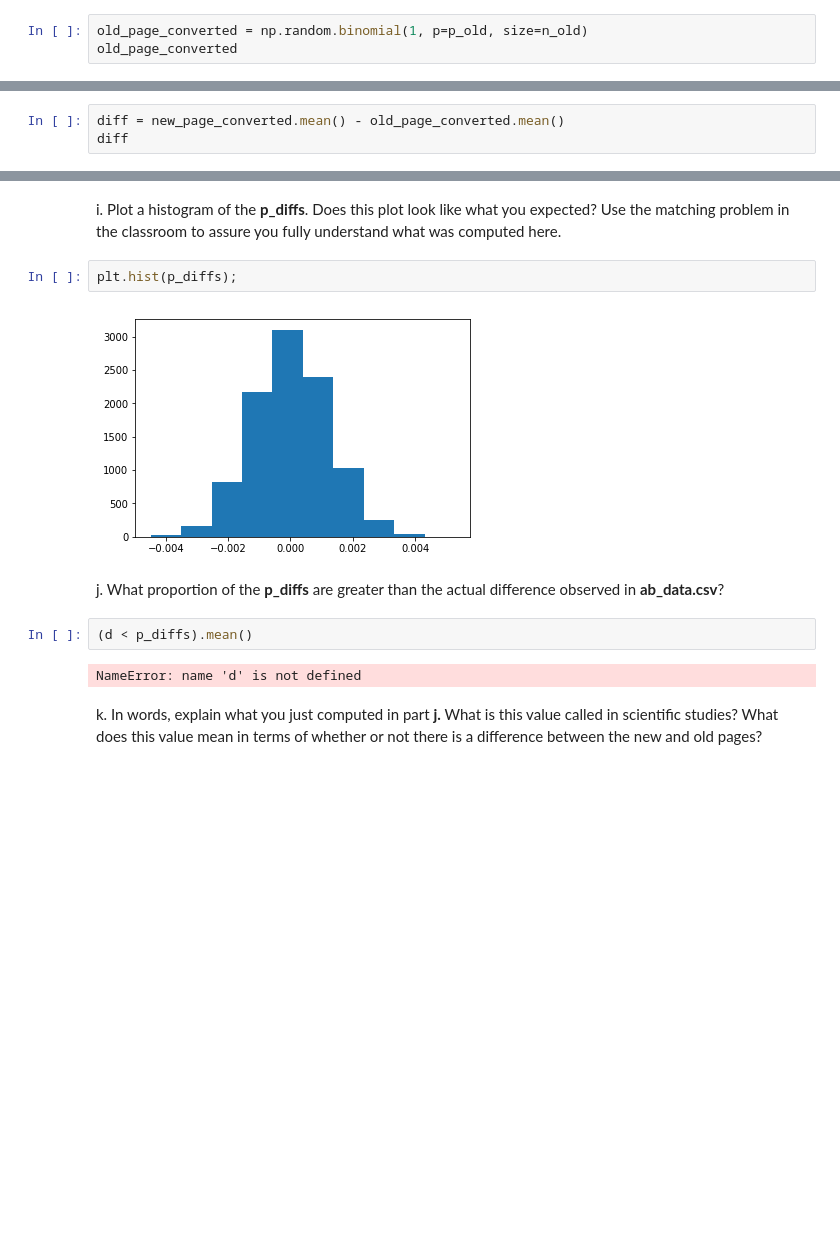
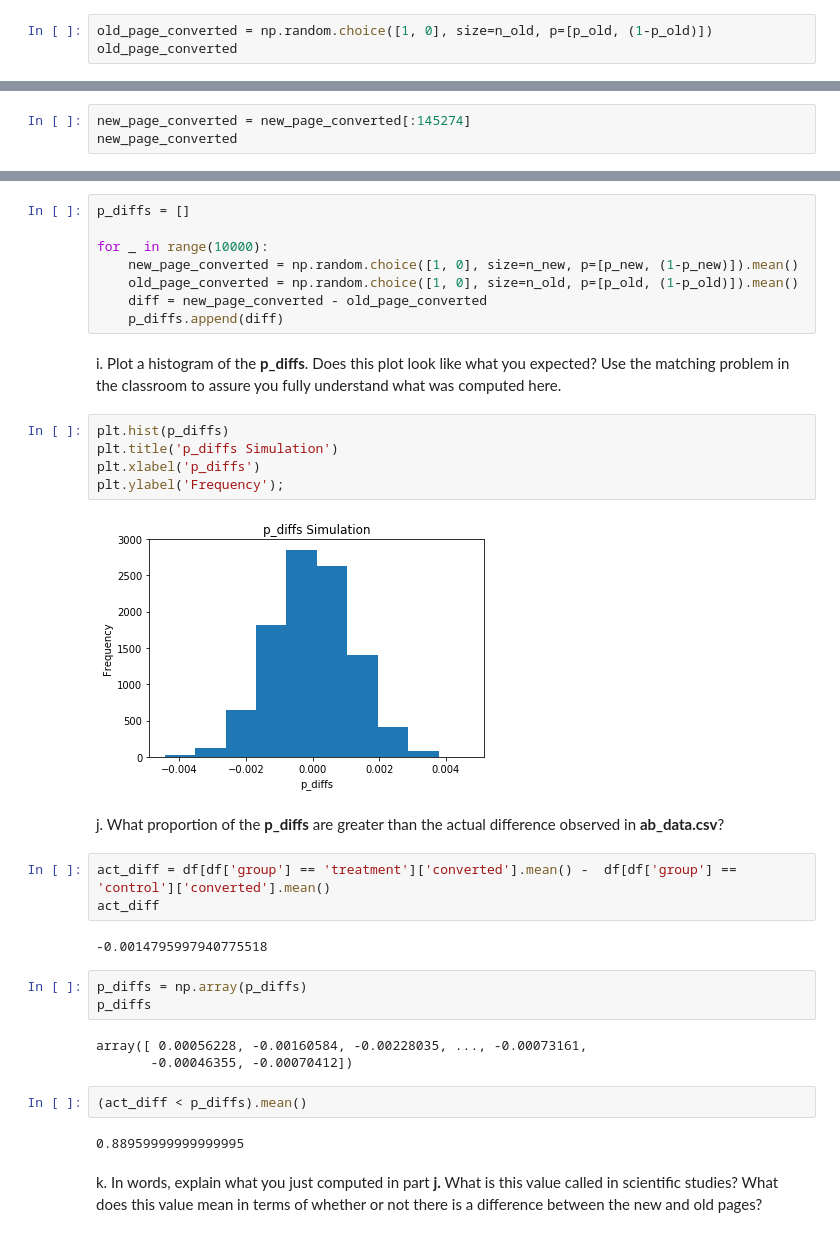
Before and after one commit to helenln/AnalyzeABTestResults, a Jupyter notebook: Analyze_ab_test_results_notebook.ipynb, the cells around one changed output, grey strips where cells are left out. Saved outputs shown, nothing was run; the diff lists cells and outputs as text; blank space fills up the shorter version.

Commit message:
Fixed error

```diff
--- a/Analyze_ab_test_results_notebook.ipynb
+++ b/Analyze_ab_test_results_notebook.ipynb
@@ -269,6 +260,6 @@ array([0, 0, 0, ..., 0, 0, 0])
 # %% [markdown]
 f. Simulate $n_{old}$ transactions with a convert rate of $p_{old}$ under the null.  Store these $n_{old}$ 1's and 0's in **old_page_converted**.
 # %%
-old_page_converted = np.random.binomial(1, p=p_old, size=n_old)
+old_page_converted = np.random.choice([1, 0], size=n_old, p=[p_old, (1-p_old)])
 old_page_converted
 # %% [output]
@@ -276,5 +267,2 @@ array([1, 1, 0, ..., 0, 0, 0])
 # %% [markdown]
 g. Find $p_{new}$ - $p_{old}$ for your simulated values from part (e) and (f).
-# %%
-diff = new_page_converted.mean() - old_page_converted.mean()
-diff
@@ -282,0 +269,3 @@ diff
+# %%
+new_page_converted = new_page_converted[:145274]
+new_page_converted
@@ -290,14 +281,36 @@ p_diffs=new_convert-old_convert
+# %%
+p_diffs = []
+
+for _ in range(10000):
+    new_page_converted = np.random.choice([1, 0], size=n_new, p=[p_new, (1-p_new)]).mean()
+    old_page_converted = np.random.choice([1, 0], size=n_old, p=[p_old, (1-p_old)]).mean()
+    diff = new_page_converted - old_page_converted
+    p_diffs.append(diff)
 # %% [markdown]
 i. Plot a histogram of the **p_diffs**.  Does this plot look like what you expected?  Use the matching problem in the classroom to assure you fully understand what was computed here.
-# %%
-plt.hist(p_diffs);
-# %% [output]
-[figure, removed]
+# %%
+plt.hist(p_diffs)
+plt.title('p_diffs Simulation')
+plt.xlabel('p_diffs')
+plt.ylabel('Frequency');
+# %% [output]
+[figure, added]
 # %% [markdown]
 j. What proportion of the **p_diffs** are greater than the actual difference observed in **ab_data.csv**?
+# %%
+act_diff = df[df['group'] == 'treatment']['converted'].mean() -  df[df['group'] == 'control']['converted'].mean()
+act_diff
+# %% [output]
+-0.0014795997940775518
+# %%
+p_diffs = np.array(p_diffs)
+p_diffs
+# %% [output]
+array([ 0.00056228, -0.00160584, -0.00228035, ..., -0.00073161,
+       -0.00046355, -0.00070412])
 # %%
-(d < p_diffs).mean()
+(act_diff < p_diffs).mean()
 # %% [output]
-NameError: name 'd' is not defined
+0.88959999999999995
 # %% [markdown]
 k. In words, explain what you just computed in part **j.**  What is this value called in scientific studies?  What does this value mean in terms of whether or not there is a difference between the new and old pages?
```
Also changed, not shown: parts of 22 cells of this notebook.
